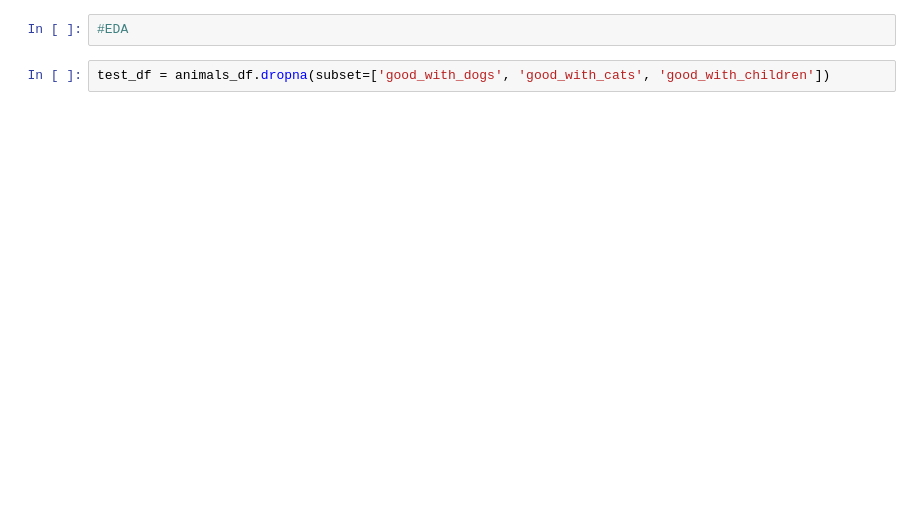
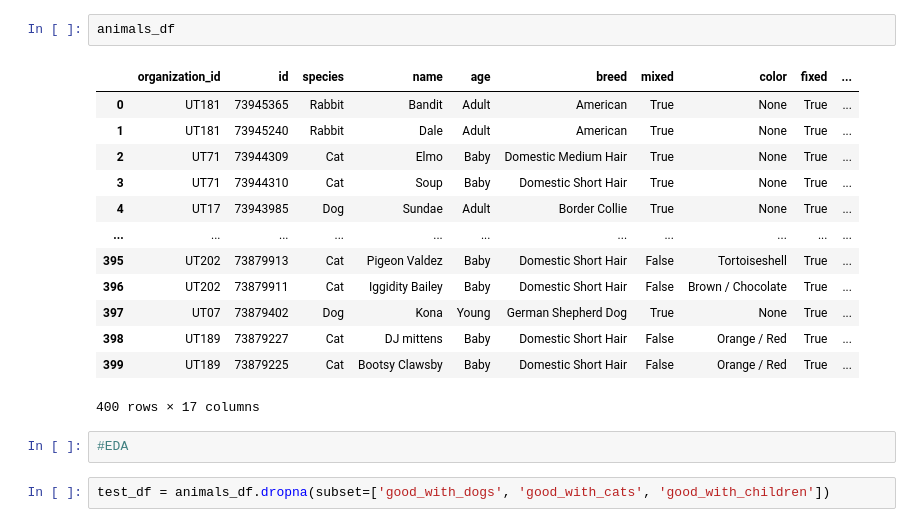
Before and after one commit to clawmendra/petfinder, a Jupyter notebook: petfinder.ipynb, the cells around one changed output. Drawn from its saved outputs; the diff is of its cells as text; blank space fills up the shorter version.

```diff
--- a/petfinder.ipynb
+++ b/petfinder.ipynb
@@ -186,3 +208,19 @@ Name: count, dtype: int64, 'Organizations Count': 27}
+# %%
+animals_df
+# %% [output]
+|  | organization_id | id | species | name | age | breed | mixed | color | fixed | ... |
+| 0 | UT181 | 73945365 | Rabbit | Bandit | Adult | American | True | None | True | ... |
+| 1 | UT181 | 73945240 | Rabbit | Dale | Adult | American | True | None | True | ... |
+| 2 | UT71 | 73944309 | Cat | Elmo | Baby | Domestic Medium Hair | True | None | True | ... |
+| 3 | UT71 | 73944310 | Cat | Soup | Baby | Domestic Short Hair | True | None | True | ... |
+| 4 | UT17 | 73943985 | Dog | Sundae | Adult | Border Collie | True | None | True | ... |
+| ... | ... | ... | ... | ... | ... | ... | ... | ... | ... | ... |
+| 395 | UT202 | 73879913 | Cat | Pigeon Valdez | Baby | Domestic Short Hair | False | Tortoiseshell | True | ... |
+| 396 | UT202 | 73879911 | Cat | Iggidity Bailey | Baby | Domestic Short Hair | False | Brown / Chocolate | True | ... |
+| 397 | UT07 | 73879402 | Dog | Kona | Young | German Shepherd Dog | True | None | True | ... |
+| 398 | UT189 | 73879227 | Cat | DJ mittens | Baby | Domestic Short Hair | False | Orange / Red | True | ... |
+| 399 | UT189 | 73879225 | Cat | Bootsy Clawsby | Baby | Domestic Short Hair | False | Orange / Red | True | ... |
+400 rows × 17 columns
 # %%
 #EDA
 # %%
```
Also changed, not shown: parts of 20 cells of this notebook.
